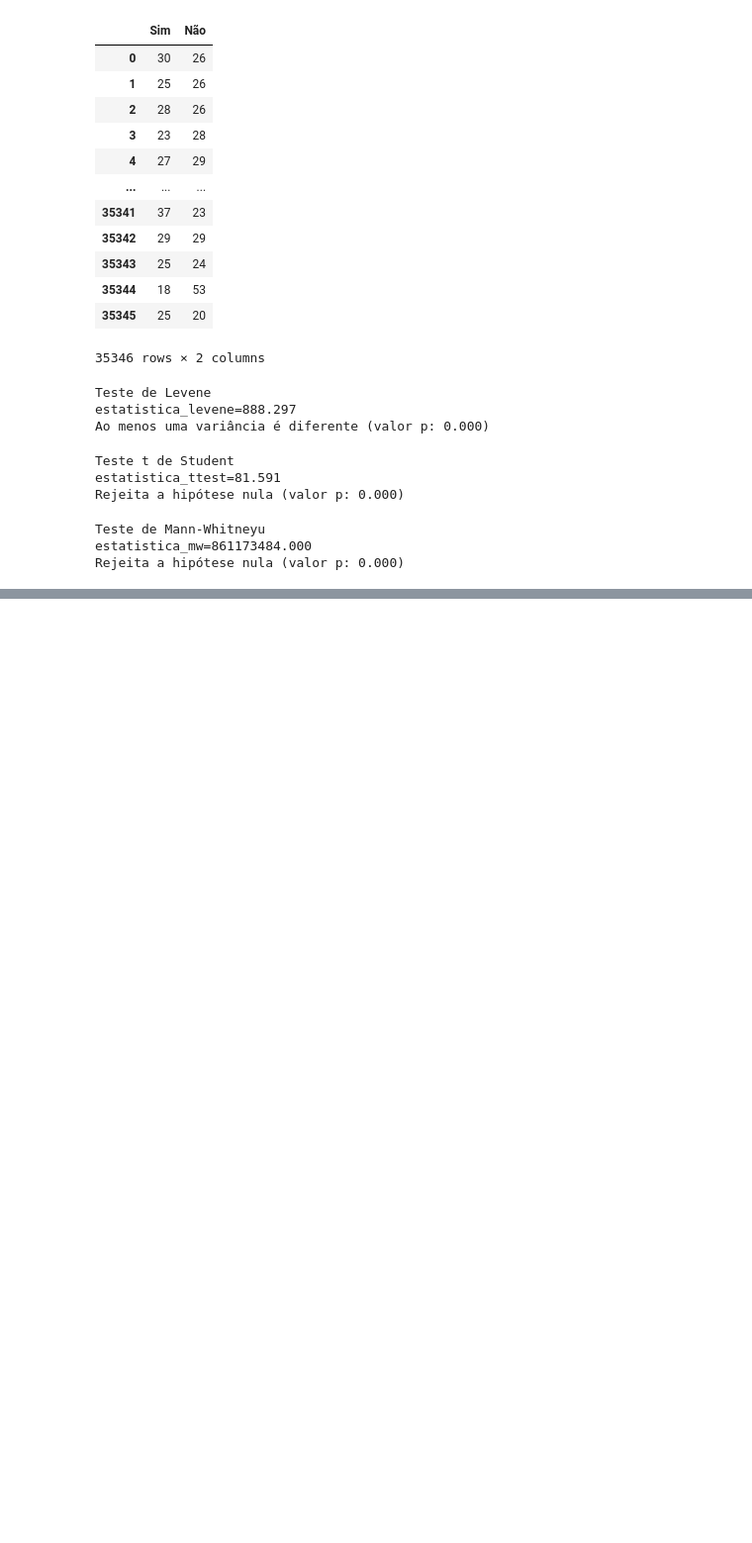
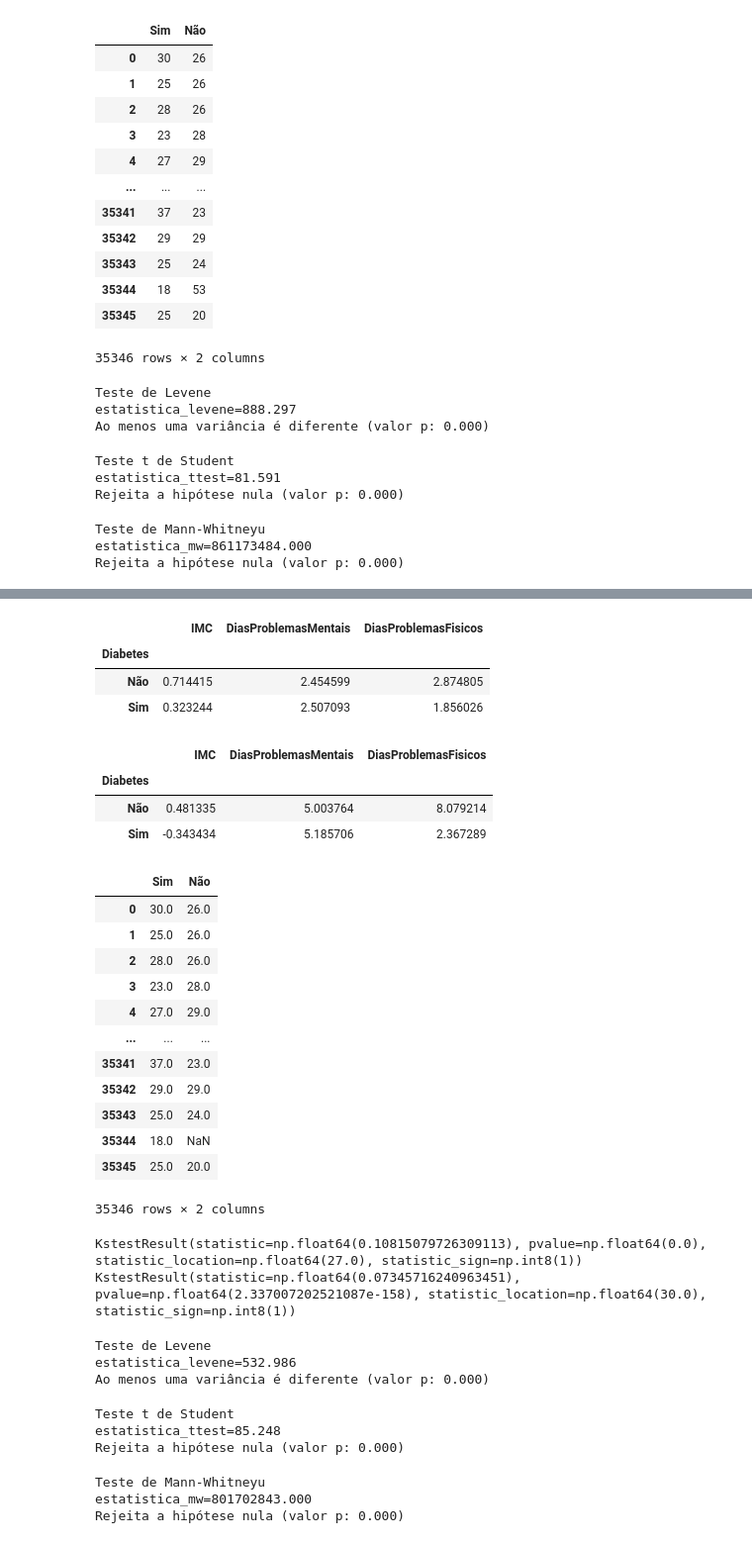
Before and after one commit to PauloViniciusR/Estatistica_dados, a Jupyter notebook: Proj_Statistic/projeto_diabetes_02.ipynb, the cells around one changed output, grey strips where cells are left out. Shown at 99% size. Cells and saved outputs as stored; diff of their text form; code cells hidden in the pictures; blank space fills up the shorter version.

Commit message:
EStatistica inferencial

```diff
--- a/Proj_Statistic/projeto_diabetes_02.ipynb
+++ b/Proj_Statistic/projeto_diabetes_02.ipynb
@@ -259,0 +326,75 @@ Rejeita a hipótese nula (valor p: 0.000)
+# %%
+df_diabetes_sem_outliers.groupby(coluna_alvo, observed=False).skew(numeric_only=True)
+# %% [output]
+|  | IMC | DiasProblemasMentais | DiasProblemasFisicos |
+| Diabetes |  |  |  |
+| Não | 0.714415 | 2.454599 | 2.874805 |
+| Sim | 0.323244 | 2.507093 | 1.856026 |
+# %%
+df_diabetes_sem_outliers.groupby(coluna_alvo, observed=False)[colunas_numericas].apply(pd.DataFrame.kurtosis)
+# %% [output]
+|  | IMC | DiasProblemasMentais | DiasProblemasFisicos |
+| Diabetes |  |  |  |
+| Não | 0.481335 | 5.003764 | 8.079214 |
+| Sim | -0.343434 | 5.185706 | 2.367289 |
+# %%
+df_imc_sim_sem_outliers = df_diabetes_sem_outliers.query("Diabetes == 'Sim'")["IMC"].values
+df_imc_nao_sem_outliers = df_diabetes_sem_outliers.query("Diabetes == 'Não'")["IMC"].values
+
+dataframe_imc_sem_outliers= pd.DataFrame({"Sim": df_imc_sim_sem_outliers, "Não": df_imc_nao_sem_outliers})
+dataframe_imc_sem_outliers
+# %% [output]
+|  | Sim | Não |
+| 0 | 30.0 | 26.0 |
+| 1 | 25.0 | 26.0 |
+| 2 | 28.0 | 26.0 |
+| 3 | 23.0 | 28.0 |
+| 4 | 27.0 | 29.0 |
+| ... | ... | ... |
+| 35341 | 37.0 | 23.0 |
+| 35342 | 29.0 | 29.0 |
+| 35343 | 25.0 | 24.0 |
+| 35344 | 18.0 | NaN |
+| 35345 | 25.0 | 20.0 |
+35346 rows × 2 columns
+# %%
+from scipy.stats import kstest, norm
+
+print(kstest(
+    dataframe_imc_sem_outliers["Não"],
+    norm.cdf,
+    args=(dataframe_imc_sem_outliers["Não"].mean(),
+          dataframe_imc_sem_outliers["Não"].std()),
+    nan_policy="omit"))
+
+print(kstest(
+    dataframe_imc_sem_outliers["Sim"],
+    norm.cdf,
+    args=(dataframe_imc_sem_outliers["Sim"].mean(),
+          dataframe_imc_sem_outliers["Sim"].std()),
+    nan_policy="omit"))
+# %% [output]
+KstestResult(statistic=np.float64(0.10815079726309113), pvalue=np.float64(0.0), statistic_location=np.float64(27.0), statistic_sign=np.int8(1))
+KstestResult(statistic=np.float64(0.07345716240963451), pvalue=np.float64(2.337007202521087e-158), statistic_location=np.float64(30.0), statistic_sign=np.int8(1))
+# %%
+from auxiliares import analise_levene
+
+analise_levene(dataframe_imc_sem_outliers, centro="median")
+# %% [output]
+Teste de Levene
+estatistica_levene=532.986
+Ao menos uma variância é diferente (valor p: 0.000)
+# %%
+from auxiliares import analise_ttest_ind, analise_mannwhitneyu
+
+analise_ttest_ind(dataframe_imc_sem_outliers, variancias_iguais=False)
+# %% [output]
+Teste t de Student
+estatistica_ttest=85.248
+Rejeita a hipótese nula (valor p: 0.000)
+# %%
+analise_mannwhitneyu(dataframe_imc_sem_outliers)
+# %% [output]
+Teste de Mann-Whitneyu
+estatistica_mw=801702843.000
+Rejeita a hipótese nula (valor p: 0.000)
```
Also changed, not shown: parts of 6 cells of this notebook.
